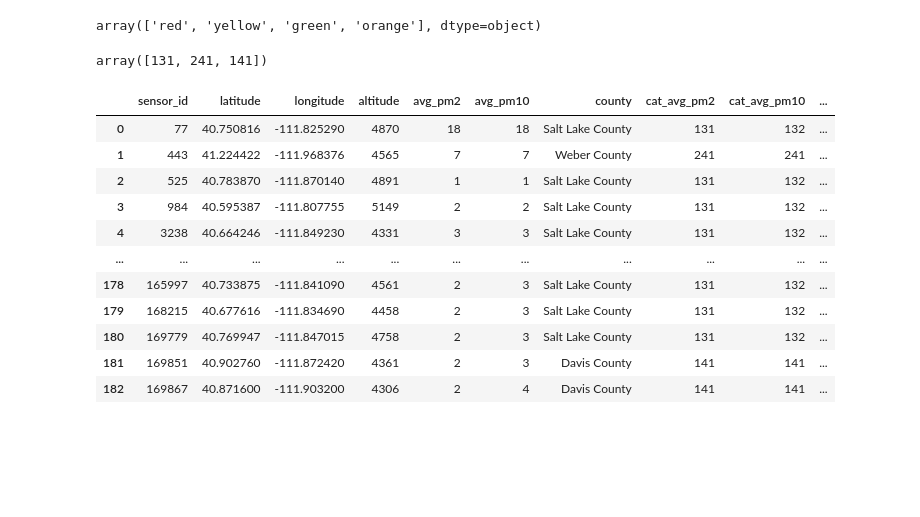
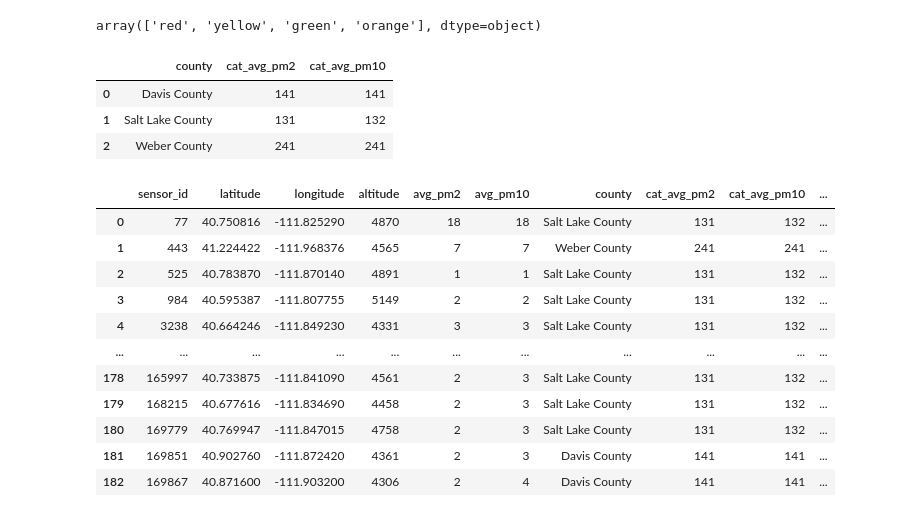
Before and after one commit to jaredfeldman/AI4AQ, a Jupyter notebook: flask_app/jupyter/sql_test_queries.ipynb, the cells around one changed output. Saved outputs shown, nothing was run; the diff lists cells and outputs as text; code cells hidden in the pictures; blank space fills up the shorter version.

```diff
--- a/flask_app/jupyter/sql_test_queries.ipynb
+++ b/flask_app/jupyter/sql_test_queries.ipynb
@@ -153,12 +153,15 @@ def return_county(begin_date, end_date,red,orange,green,lightBlue):
     df = pd.merge(df,averages, on = 'county')
     df = pd.merge(df,df_color, on = ['sensor_id','county'])
 
-    return df
+    return averages
 # %%
 df = return_county('2023-09-27','2023-09-30',True,True,True,True)
-df.cat_avg_pm2.unique()
+df
 # %% [output]
-array([131, 241, 141])
+|  | county | cat_avg_pm2 | cat_avg_pm10 |
+| 0 | Davis County | 141 | 141 |
+| 1 | Salt Lake County | 131 | 132 |
+| 2 | Weber County | 241 | 241 |
 # %%
 df
 # %% [output]
```
Also changed, not shown: parts of 1 cell of this notebook, 1 other file.
